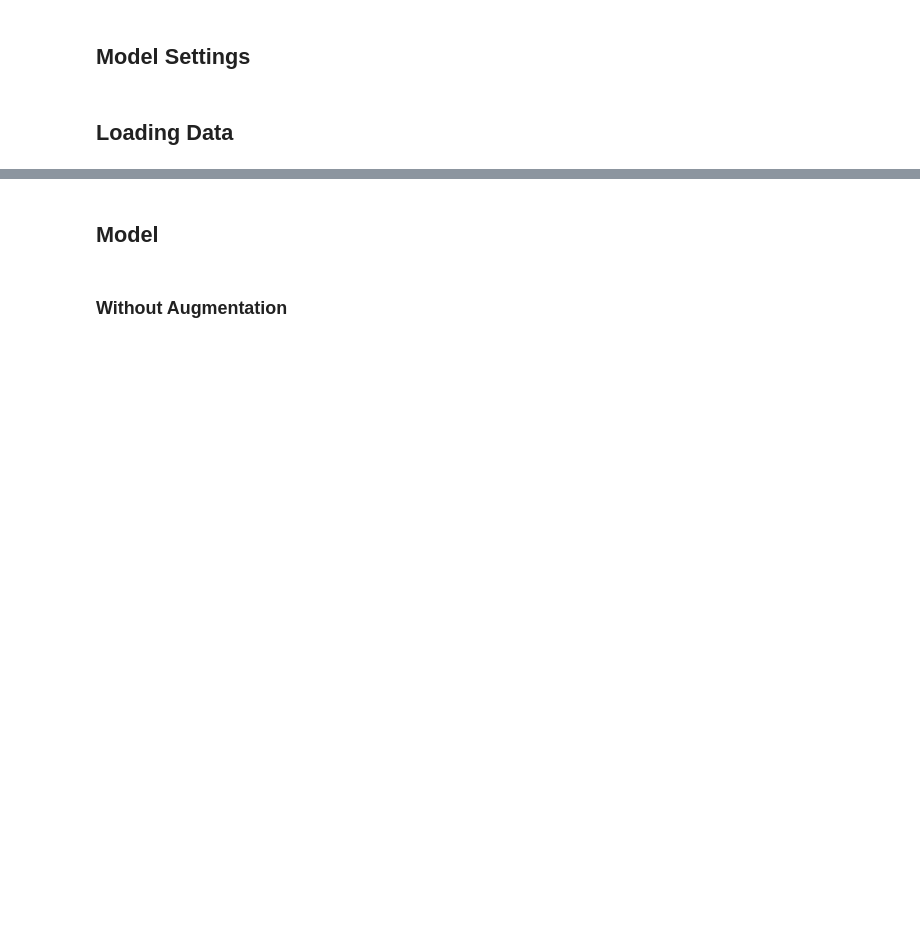
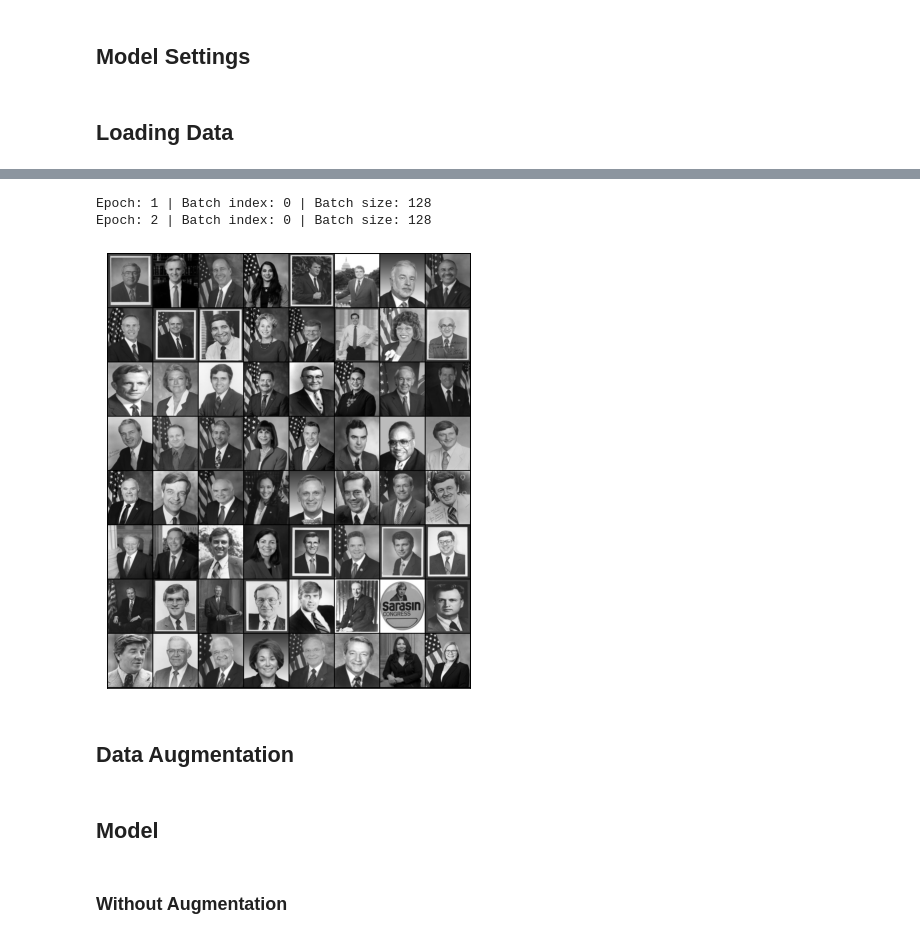
Before and after one commit to jonahedmundson/586_finalproject, a Jupyter notebook: exploration/LeNet-5.ipynb, the cells around one changed output, grey strips where cells are left out. Saved outputs shown, nothing was run; the diff lists cells and outputs as text; code cells hidden in the pictures; blank space fills up the shorter version.

```diff
--- a/exploration/LeNet-5.ipynb
+++ b/exploration/LeNet-5.ipynb
@@ -55,17 +59,19 @@ GRAYSCALE = True
 #double check that we can read them in fine
 
 import pandas as pd
-train1 = pd.read_pickle('UScongress_train_1.pkl')
-train2 = pd.read_pickle('UScongress_train_2.pkl')
+train1 = pd.read_pickle('../data/final/UScongress_train_1.pkl')
+train2 = pd.read_pickle('../data/final/UScongress_train_2.pkl')
 train = pd.concat([train1, train2])
-valid = pd.read_pickle('UScongress_validation.pkl')
-test = pd.read_pickle('UScongress_test.pkl')
+valid = pd.read_pickle('../data/final/UScongress_validation.pkl')
+test = pd.read_pickle('../data/final/UScongress_test.pkl')
 del(train1, train2)
 
+#change R and D to 0 and 1
+train['party'] = train['party'].replace(['R', 'D'], [0, 1])
+valid['party'] = valid['party'].replace(['R', 'D'], [0, 1])
+test['party'] = test['party'].replace(['R', 'D'], [0, 1])
 
-#performing augmentation on training set
-# train_transform = transforms.Compose([transforms.Resize((32, 32)),
-#                                       transforms.AutoAugment(),
-#                                        transforms.ToTensor(),
-#                                        transforms.Normalize(train_mean, train_std)],
-#                                       )
+#reset indices
+train = train.reset_index(drop=True)
+valid = valid.reset_index(drop=True)
+test = test.reset_index(drop=True)
@@ -73,0 +129,36 @@ NameError: name 'AutoAugment' is not defined
+# %%
+device = torch.device(DEVICE)
+torch.manual_seed(0)
+
+for epoch in range(2):
+
+    for batch_idx, (x, y) in enumerate(train_dl):
+
+        print('Epoch:', epoch+1, end='')
+        print(' | Batch index:', batch_idx, end='')
+        print(' | Batch size:', y.size()[0])
+
+        x = x.to(device)
+        y = y.to(device)
+        break
+# %% [output]
+Epoch: 1 | Batch index: 0 | Batch size: 128
+Epoch: 2 | Batch index: 0 | Batch size: 128
+# %%
+#just for interests sake
+
+def show_images(images, nmax=64):
+    fig, ax = plt.subplots(figsize=(8, 8))
+    ax.set_xticks([]); ax.set_yticks([])
+    ax.imshow(make_grid((images.detach()[:nmax]), nrow=8).permute(1, 2, 0))
+
+def show_batch(dl, nmax=64):
+    for images, labels in dl:
+        show_images(images, nmax)
+        break
+
+show_batch(train_dl)
+# %% [output]
+[figure, added]
+# %% [markdown]
+## Data Augmentation
```
Also changed, not shown: parts of 9 cells of this notebook, 4 other files.
